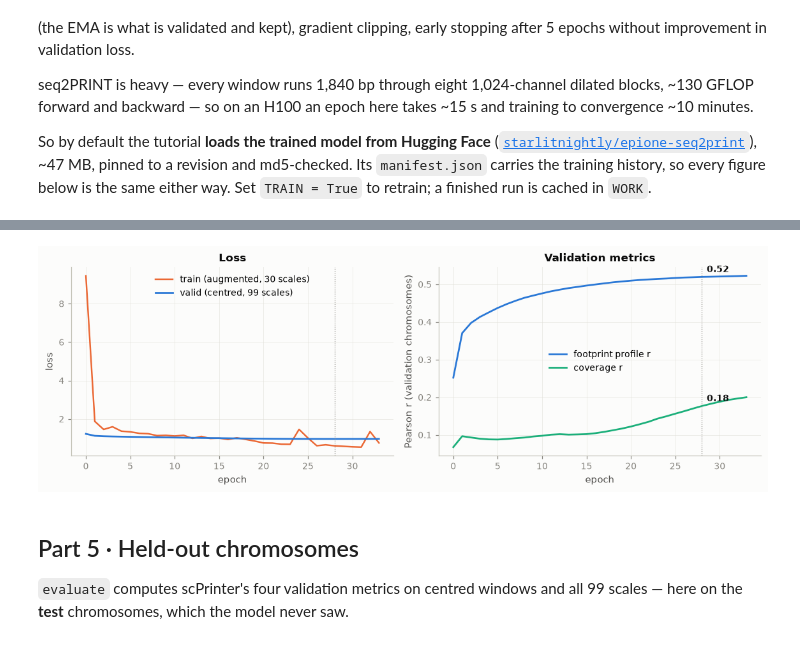
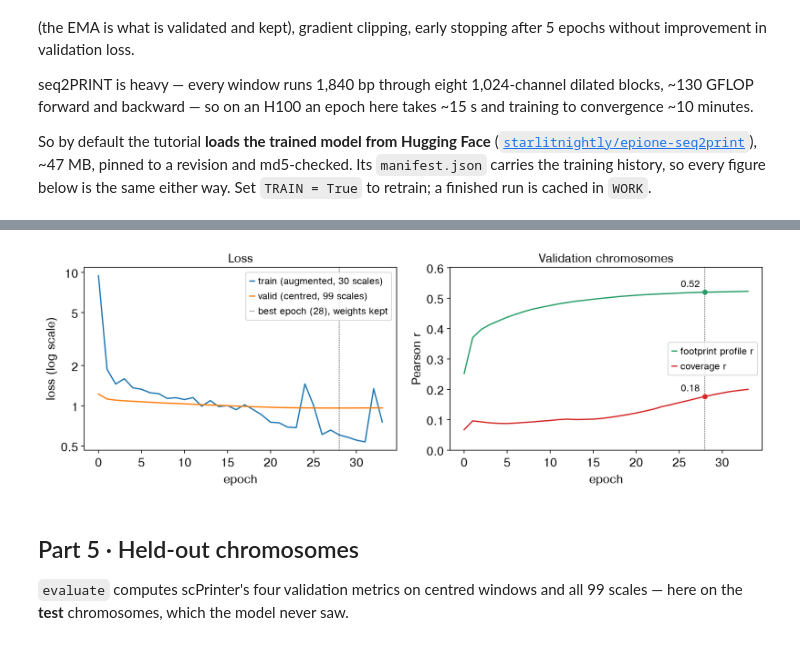
Before and after one commit to aristoteleo/epione, a Jupyter notebook: epione_guide/tutorials/single/t_seq2print.ipynb, the cells around one changed output, grey strips where cells are left out. Cells and saved outputs as stored; diff of their text form; code cells hidden in the pictures.

```diff
--- a/epione_guide/tutorials/single/t_seq2print.ipynb
+++ b/epione_guide/tutorials/single/t_seq2print.ipynb
@@ -46,6 +46,7 @@ import numpy as np
 import pandas as pd
 import matplotlib.pyplot as plt
 import pysam
+import scanpy as sc
 import torch
 
 
@@ -78,15 +79,6 @@ for p in (FRAG, POS, FASTA):
 DEVICE = 'cuda' if torch.cuda.is_available() else 'cpu'
 print('device:', DEVICE, torch.cuda.get_device_name(0) if DEVICE == 'cuda' else '')
 
-C = ['#2a78d6', '#eb6834', '#1baf7a', '#eda100']
-INK, INK2, MUTED, GRID = '#0b0b0b', '#52514e', '#898781', '#e1e0d9'
-plt.rcParams.update({
-    'figure.facecolor': '#fcfcfb', 'axes.facecolor': '#fcfcfb', 'savefig.facecolor': '#fcfcfb',
-    'axes.edgecolor': '#c3c2b7', 'axes.linewidth': 0.8, 'axes.labelcolor': INK2,
-    'axes.titlesize': 11, 'axes.titleweight': 'bold', 'axes.titlecolor': INK,
-    'axes.spines.top': False, 'axes.spines.right': False,
-    'xtick.color': MUTED, 'ytick.color': MUTED, 'xtick.labelsize': 9, 'ytick.labelsize': 9,
-    'grid.color': GRID, 'grid.linewidth': 0.6, 'legend.frameon': False,
-    'legend.fontsize': 9, 'font.size': 10, 'lines.linewidth': 2.0, 'figure.dpi': 110,
-})
+epi.pl.plot_set()
+C = sc.pl.palettes.default_20                      # scanpy's categorical colours, in order
 # %% [output]
@@ -241,21 +245,26 @@ Wall time: 1.47 s
 # %%
-fig, (a1, a2) = plt.subplots(1, 2, figsize=(10.5, 3.6))
-a1.plot(hist.epoch, hist.train_loss, color=C[1], lw=1.6, label='train (augmented, 30 scales)')
-a1.plot(hist.epoch, hist.valid_loss, color=C[0], lw=1.8, label='valid (centred, 99 scales)')
-a1.axvline(best_epoch, color=MUTED, lw=0.8, ls=':')
-a1.set_xlabel('epoch'); a1.set_ylabel('loss'); a1.legend(); a1.grid(alpha=0.6)
+fig, (a1, a2) = plt.subplots(1, 2, figsize=(12, 4.2))
+a1.plot(hist.epoch, hist.train_loss, color=C[0], label='train (augmented, 30 scales)')
+a1.plot(hist.epoch, hist.valid_loss, color=C[1], label='valid (centred, 99 scales)')
+a1.set_yscale('log')                              # epoch 0's train loss would flatten the rest
+a1.set_yticks([0.5, 1, 2, 5, 10], ['0.5', '1', '2', '5', '10']); a1.minorticks_off()
+a1.axvline(best_epoch, color='k', lw=0.8, ls=':', label=f'best epoch ({best_epoch}), weights kept')
+a1.set_xlabel('epoch'); a1.set_ylabel('loss (log scale)'); a1.legend(loc='upper right', fontsize=11)
 a1.set_title('Loss')
-for col, c, lab in (('valid_profile_pearson', C[0], 'footprint profile r'),
-                    ('valid_coverage_pearson', C[2], 'coverage r')):
-    a2.plot(hist.epoch, hist[col], color=c, lw=1.8, label=lab)
-    a2.annotate(f'{hist[col].iloc[best_epoch]:.2f}', xy=(best_epoch, hist[col].iloc[best_epoch]),
-                xytext=(5, 5), textcoords='offset points', color=INK, fontsize=9, fontweight='bold')
-a2.axvline(best_epoch, color=MUTED, lw=0.8, ls=':')
-a2.set_xlabel('epoch'); a2.set_ylabel('Pearson r (validation chromosomes)'); a2.legend()
-a2.grid(alpha=0.6); a2.set_title('Validation metrics')
+for col, c, lab in (('valid_profile_pearson', C[2], 'footprint profile r'),
+                    ('valid_coverage_pearson', C[3], 'coverage r')):
+    v = hist[col].iloc[best_epoch]
+    a2.plot(hist.epoch, hist[col], color=c, label=lab)
+    a2.plot(best_epoch, v, 'o', ms=5, color=c, zorder=3)
+    a2.annotate(f'{v:.2f}', xy=(best_epoch, v), xytext=(-6, 6), textcoords='offset points',
+                ha='right', fontsize=11)
+a2.axvline(best_epoch, color='k', lw=0.8, ls=':')
+a2.set_xlabel('epoch'); a2.set_ylabel('Pearson r')
+a2.set_ylim(0, 1.15 * hist.valid_profile_pearson.max())
+a2.legend(loc='center right', fontsize=11); a2.set_title('Validation chromosomes')
 plt.tight_layout(); plt.show()
 # %% [output]
-[figure, old version]
+[figure, new version]
 # %% [markdown]
 ## Part 5 · Held-out chromosomes
 
```
Also changed, not shown: parts of 11 cells of this notebook, 1 other file.
